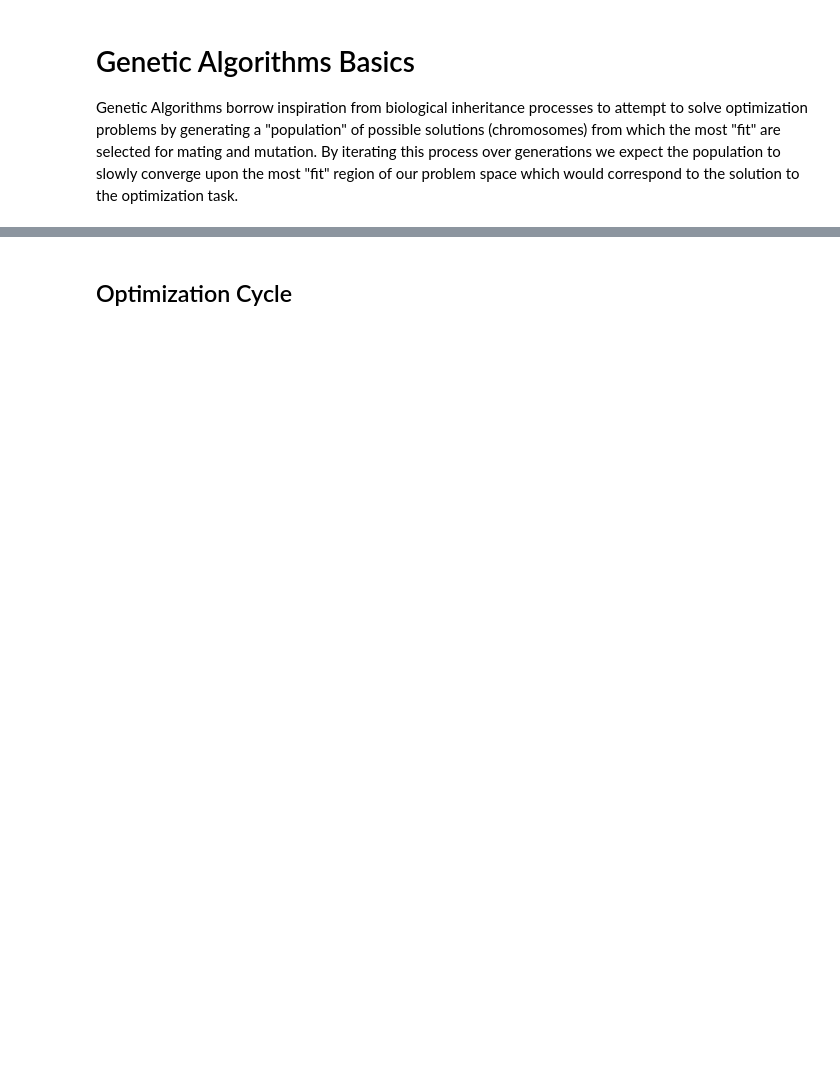
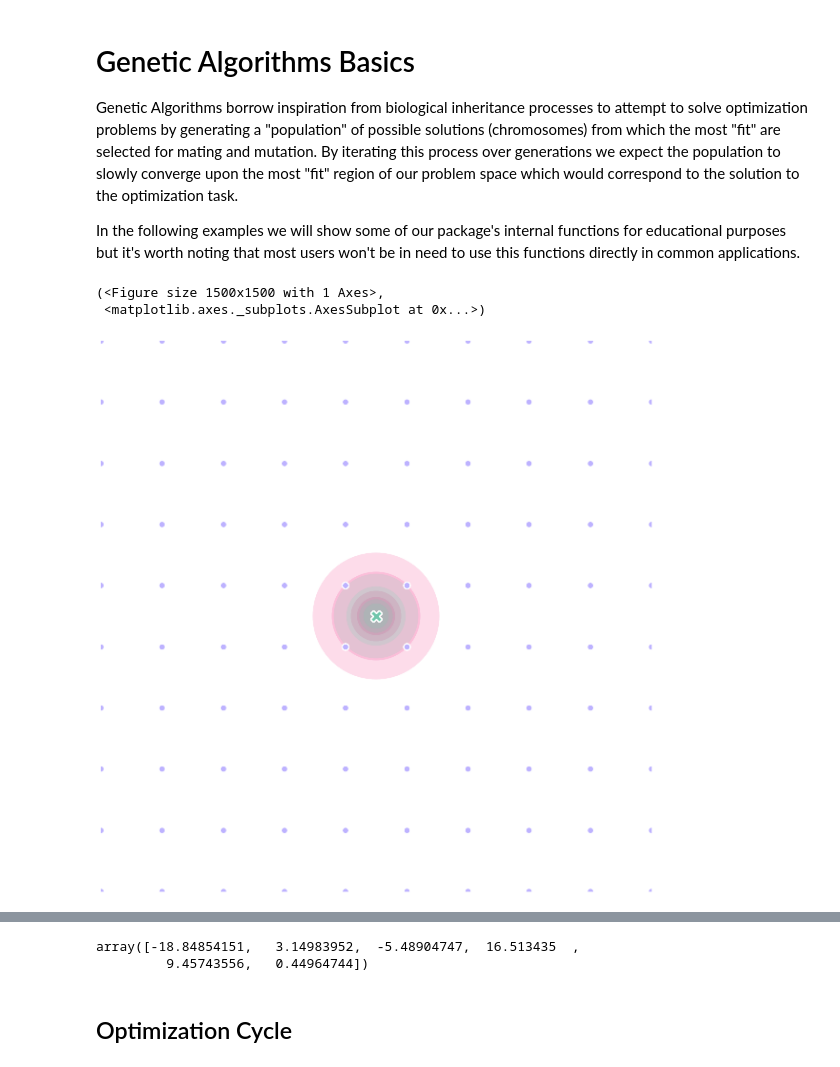
Before and after one commit to Chipdelmal/MGSurvE_Webinar2023, a Jupyter notebook: demos/optimization/ga.ipynb, the cells around one changed output, grey strips where cells are left out. Saved outputs shown, nothing was run; the diff lists cells and outputs as text; code cells hidden in the pictures; blank space fills up the shorter version.

```diff
--- a/demos/optimization/ga.ipynb
+++ b/demos/optimization/ga.ipynb
@@ -2,6 +2,50 @@
 # Genetic Algorithms Basics
 
 Genetic Algorithms borrow inspiration from biological inheritance processes to attempt to solve optimization problems by generating a "population" of possible solutions (chromosomes) from which the most "fit" are selected for mating and mutation. By iterating this process over generations we expect the population to slowly converge upon the most "fit" region of our problem space which would correspond to the solution to the optimization task.
+
+In the following examples we will show some of our package's internal functions for educational purposes but it's worth noting that most users won't be in need to use this functions directly in common applications.
+# %%
+# Fix PROJ path ---------------------------------------------------------------
+import os;
+os.environ['PROJ_LIB']=r'/opt/conda/pkgs/proj-9.2.1-ha5fc9e9_0/share/proj'
+# Load libraries --------------------------------------------------------------
+import numpy as np
+import pandas as pd
+import MGSurvE as srv
+import matplotlib.pyplot as plt
+# Setup data path and ID ------------------------------------------------------
+(ID, OUT_PTH) = ('gaPrimer', './out/')
+srv.makeFolder(OUT_PTH)
+# Generate a Regular Grid -----------------------------------------------------
+(PTS_NUM, BOX_SIDE) = (10, (-20, 20))
+xy = srv.ptsRegularGrid(PTS_NUM, (BOX_SIDE, BOX_SIDE)).T
+points = pd.DataFrame({'x': xy[0], 'y': xy[1], 't': [0]*xy.shape[1]})
+# Defining Traps --------------------------------------------------------------
+nullTraps = [0, 0, 0]
+traps = pd.DataFrame({
+    'x': nullTraps, 'y': nullTraps,
+    't': [0, 0, 1], 'f': nullTraps
+})
+tKer = {
+    0: {'kernel': srv.exponentialDecay, 'params': {'A': .5, 'b': .50}},
+    1: {'kernel': srv.exponentialDecay, 'params': {'A': .5, 'b': .75}}
+}
+# Setting Landscape Object Up -------------------------------------------------
+lnd = srv.Landscape(
+    points,
+    kernelParams={'params': srv.MEDIUM_MOV_EXP_PARAMS, 'zeroInflation': .25},
+    traps=traps, trapsKernels=tKer
+)
+# Plot Results ----------------------------------------------------------------
+(fig, ax) = plt.subplots(1, 1, figsize=(15, 15), sharey=False)
+lnd.plotSites(fig, ax, size=100)
+# lnd.plotMigrationNetwork(fig, ax, alphaMin=.6, lineWidth=25)
+lnd.plotTraps(fig, ax)
+srv.plotClean(fig, ax, bbox=lnd.landLimits)
+# %% [output]
+(<Figure size 1500x1500 with 1 Axes>,
+ <matplotlib.axes._subplots.AxesSubplot at 0x...>)
+[figure, added]
 # %% [markdown]
 ## Problem Representation (mapping)
 
@@ -10,6 +54,16 @@ In MGSurvE we are trying to solve the question **"Given a heterogeneous environm
 ![](../../media/fitness.png)
 
 where a chromosome (or individual) would contain the position of the full set of traps. Once we have set the position of our traps we can calculate our fitness metric ($\phi$ in this case) by computing the time it would take for a random walker to fall into a trap given the current setup (more on this in the [following section](#fitness)).
+# %%
+# Initializing a chromosome ---------------------------------------------------
+srv.initChromosome(
+    lnd.trapsCoords,
+    srv.genFixedTrapsMask(lnd.trapsFixed),
+    lnd.getBoundingBox()
+)
+# %% [output]
+array([-18.84854151,   3.14983952,  -5.48904747,  16.513435  ,
+         9.45743556,   0.44964744])
 # %% [markdown]
 ## Optimization Cycle
 # %% [markdown]
```
Also changed, not shown: parts of 1 cell of this notebook, 1 other file.
